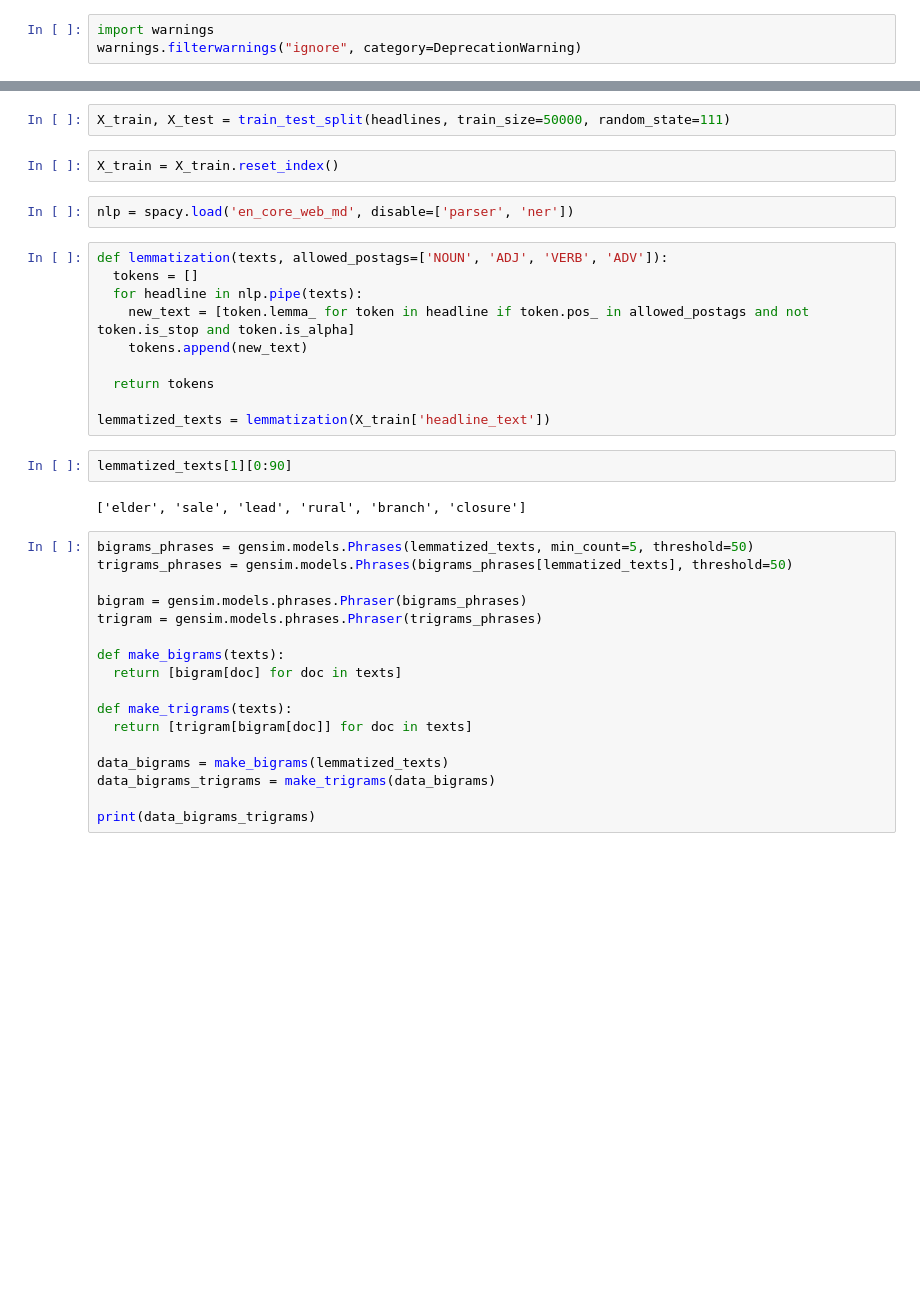
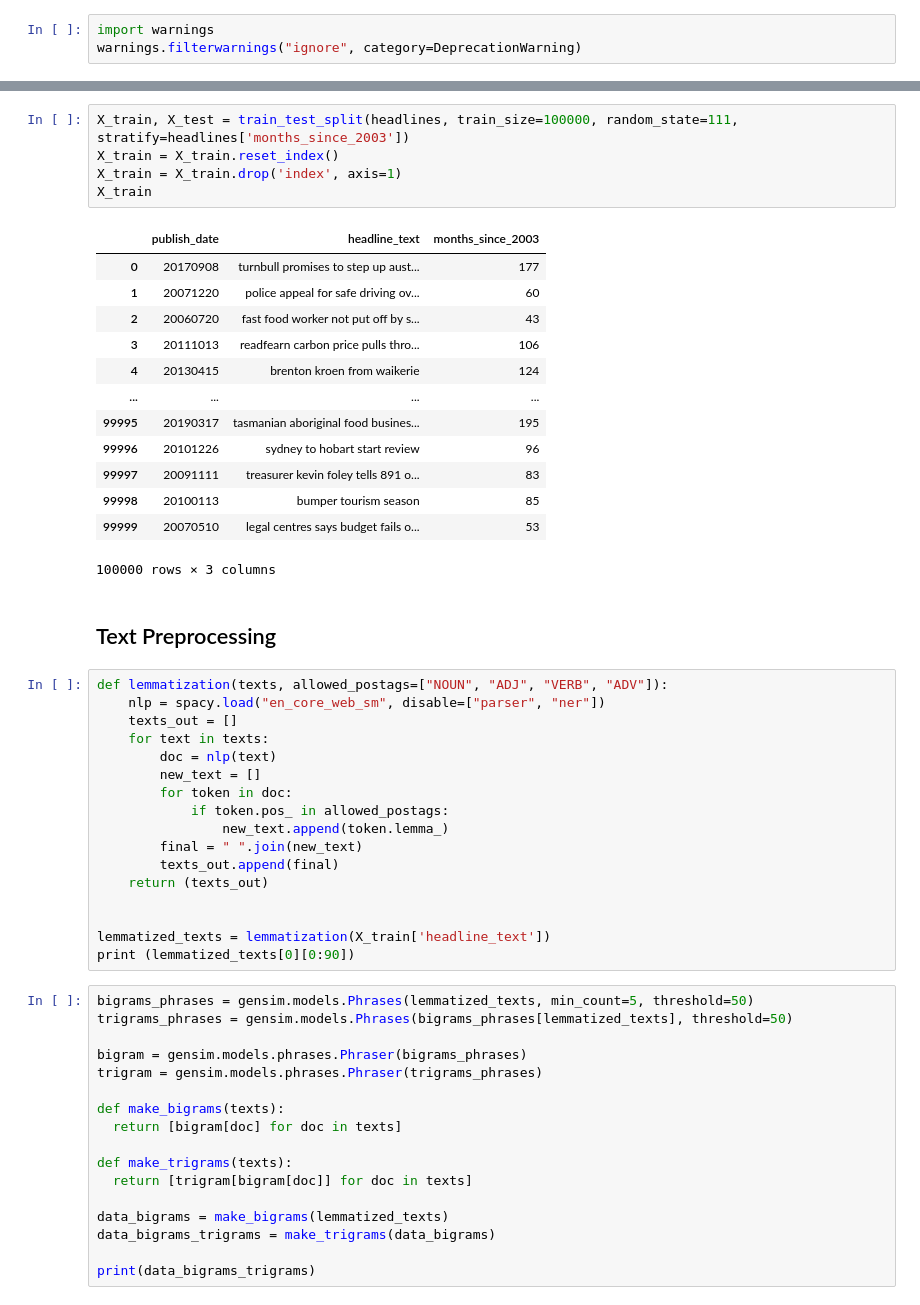
Before and after one commit to almin-byte/million-headlines-topic-modeling, a Jupyter notebook: LDA with gensim and spaCy.ipynb, the cells around one changed output, grey strips where cells are left out. Saved outputs shown, nothing was run; the diff lists cells and outputs as text; blank space fills up the shorter version.

Commit message:
improved organization, split training and test sets

```diff
--- a/LDA with gensim and spaCy.ipynb
+++ b/LDA with gensim and spaCy.ipynb
@@ -77,23 +72,41 @@ pd.set_option('display.max_colwidth', None)
 # %%
-X_train, X_test = train_test_split(headlines, train_size=50000, random_state=111)
+X_train, X_test = train_test_split(headlines, train_size=100000, random_state=111, stratify=headlines['months_since_2003'])
+X_train = X_train.reset_index()
+X_train = X_train.drop('index', axis=1)
+X_train
+# %% [output]
+|  | publish_date | headline_text | months_since_2003 |
+| 0 | 20170908 | turnbull promises to step up aust... | 177 |
+| 1 | 20071220 | police appeal for safe driving ov... | 60 |
+| 2 | 20060720 | fast food worker not put off by s... | 43 |
+| 3 | 20111013 | readfearn carbon price pulls thro... | 106 |
+| 4 | 20130415 | brenton kroen from waikerie | 124 |
+| ... | ... | ... | ... |
+| 99995 | 20190317 | tasmanian aboriginal food busines... | 195 |
+| 99996 | 20101226 | sydney to hobart start review | 96 |
+| 99997 | 20091111 | treasurer kevin foley tells 891 o... | 83 |
+| 99998 | 20100113 | bumper tourism season | 85 |
+| 99999 | 20070510 | legal centres says budget fails o... | 53 |
+100000 rows × 3 columns
-# %%
-X_train = X_train.reset_index()
-# %%
-nlp = spacy.load('en_core_web_md', disable=['parser', 'ner'])
+# %% [markdown]
+## Text Preprocessing
 # %%
-def lemmatization(texts, allowed_postags=['NOUN', 'ADJ', 'VERB', 'ADV']):
-  tokens = []
-  for headline in nlp.pipe(texts):
-    new_text = [token.lemma_ for token in headline if token.pos_ in allowed_postags and not token.is_stop and token.is_alpha]
-    tokens.append(new_text)
+def lemmatization(texts, allowed_postags=["NOUN", "ADJ", "VERB", "ADV"]):
+    nlp = spacy.load("en_core_web_sm", disable=["parser", "ner"])
+    texts_out = []
+    for text in texts:
+        doc = nlp(text)
+        new_text = []
+        for token in doc:
+            if token.pos_ in allowed_postags:
+                new_text.append(token.lemma_)
+        final = " ".join(new_text)
+        texts_out.append(final)
+    return (texts_out)
 
-  return tokens
 
 lemmatized_texts = lemmatization(X_train['headline_text'])
+print (lemmatized_texts[0][0:90])
-# %%
-lemmatized_texts[1][0:90]
-# %% [output]
-['elder', 'sale', 'lead', 'rural', 'branch', 'closure']
 # %%
 bigrams_phrases = gensim.models.Phrases(lemmatized_texts, min_count=5, threshold=50)
 trigrams_phrases = gensim.models.Phrases(bigrams_phrases[lemmatized_texts], threshold=50)
```
Also changed, not shown: parts of 15 cells of this notebook.
